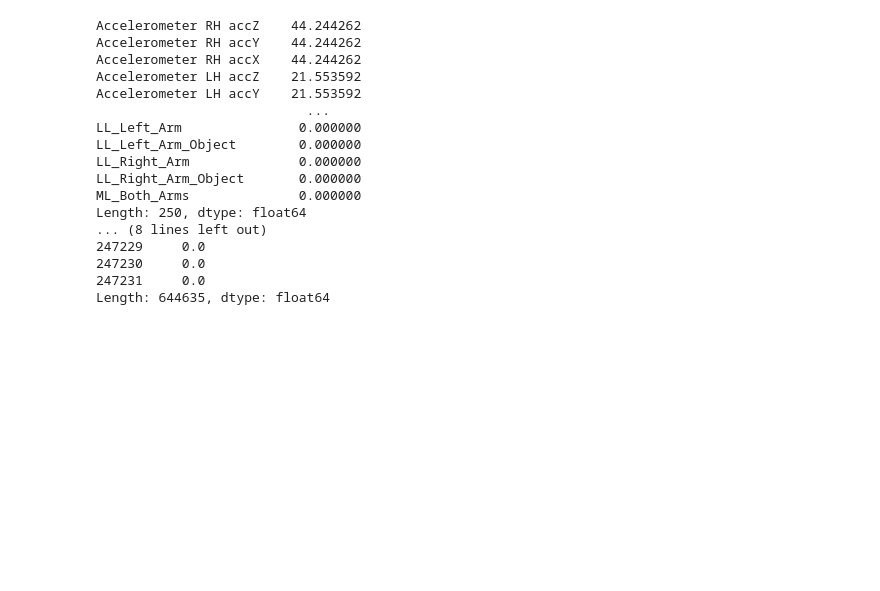
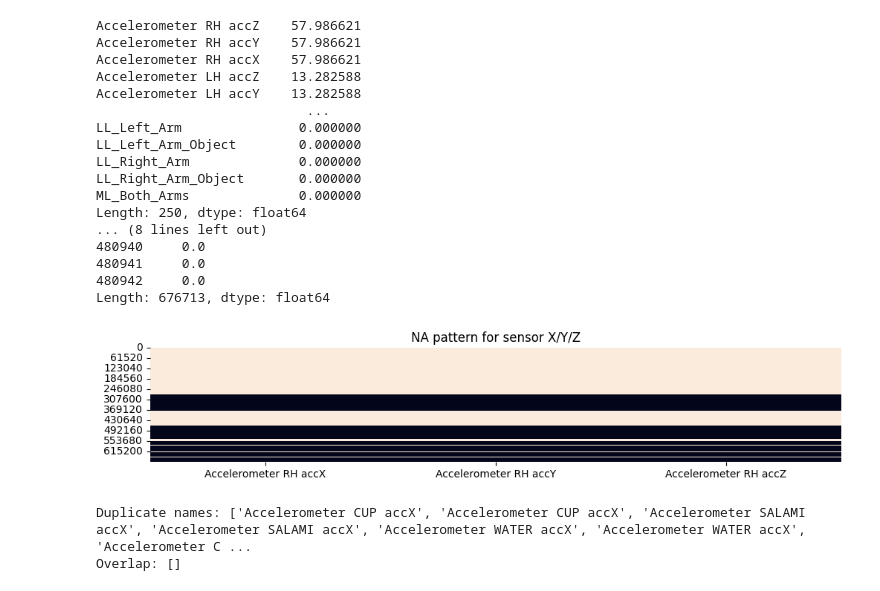
Before and after one commit to yizhouuzh/ECE570-Intro-to-AI-Project, a Jupyter notebook: preprocessing.ipynb, the cells around one changed output. Drawn from its saved outputs; the diff is of its cells as text; code cells hidden in the pictures; blank space fills up the shorter version.

```diff
--- a/preprocessing.ipynb
+++ b/preprocessing.ipynb
@@ -81,0 +11,29 @@ data_collection
+# %%
+# === CONFIG ===
+TEST_SUBJECT = "S4"  # test on S4; train on the rest
+DATA_DIR = Path(r"./OpportunityUCIDataset/dataset")  # change this to your .dat directory
+OUT_DIR  = Path(r".")
+def get_index(string):
+    """
+    Helper function to extract the index from a line.
+    get the index of the first alphabet in the string after the 9th index
+
+    Args:
+    line (str): Input line containing index information.
+
+    Returns:
+    int: Extracted index.
+    """
+
+    for i in range(9,len(string)):
+        if string[i].isalpha():
+            return i
+    return -1
+names_file = DATA_DIR.parent / "column_names.txt"   # adjust if different name
+with open(os.path.join(DATA_DIR, "column_names.txt"), 'r') as f:
+    lines = f.read().splitlines()
+    columns = []
+    for line in lines:
+        if 'Column' in line:
+            # Extract column names and append to the list
+            columns.append(line[get_index(line):].split(";")[0])
@@ -82,14 +80,19 @@ data_collection
+# %%
+train_df.columns = columns
+test_df.columns = columns
+train_df.to_csv(train_path, index=False, header=False)
+test_df.to_csv(test_path,  index=False, header=False)
 # %%
-na_counts = data_collection.isna().mean().sort_values(ascending=False) * 100
+na_counts = train_df.isna().mean().sort_values(ascending=False) * 100
 print(na_counts)
-row_na_counts = data_collection.isna().mean(axis=1).sort_values(ascending=False) * 100
+row_na_counts = train_df.isna().mean(axis=1).sort_values(ascending=False) * 100
 print(row_na_counts)
 # %% [output]
-Accelerometer RH accZ    44.244262
-Accelerometer RH accY    44.244262
-Accelerometer RH accX    44.244262
-Accelerometer LH accZ    21.553592
-Accelerometer LH accY    21.553592
+Accelerometer RH accZ    57.986621
+Accelerometer RH accY    57.986621
+Accelerometer RH accX    57.986621
+Accelerometer LH accZ    13.282588
+Accelerometer LH accY    13.282588
                            ...
 LL_Left_Arm               0.000000
 LL_Left_Arm_Object        0.000000
@@ -98,10 +101,33 @@ LL_Right_Arm_Object       0.000000
 ML_Both_Arms              0.000000
 Length: 250, dtype: float64
 ... (8 lines left out)
-247229     0.0
-247230     0.0
-247231     0.0
-Length: 644635, dtype: float64
+480940     0.0
+480941     0.0
+480942     0.0
+Length: 676713, dtype: float64
+# %%
+plt.figure(figsize=(12,2))
+sns.heatmap(train_df[["Accelerometer RH accX","Accelerometer RH accY","Accelerometer RH accZ"]].isna(), cbar=False)
+plt.title("NA pattern for sensor X/Y/Z")
+plt.show()
+# %% [output]
+[figure, added]
+# %%
+import pandas as pd
+import numpy as np
+
+# 1) Duplicate column names?
+dups = df.columns[df.columns.duplicated()]
+print("Duplicate names:", list(dups))
+
+# 2) Overlap between your numeric & categorical lists?
+num_cols = df.select_dtypes(include=[np.number]).columns.tolist()
+cat_cols = df.select_dtypes(exclude=[np.number]).columns.tolist()
+overlap = sorted(set(num_cols) & set(cat_cols))
+print("Overlap:", overlap)   # should be []
+# %% [output]
+Duplicate names: ['Accelerometer CUP accX', 'Accelerometer CUP accX', 'Accelerometer SALAMI accX', 'Accelerometer SALAMI accX', 'Accelerometer WATER accX', 'Accelerometer WATER accX', 'Accelerometer C ...
+Overlap: []
 # %%
 def uniquify_columns(columns):
     seen = {}
```
Also changed, not shown: parts of 9 cells of this notebook.
